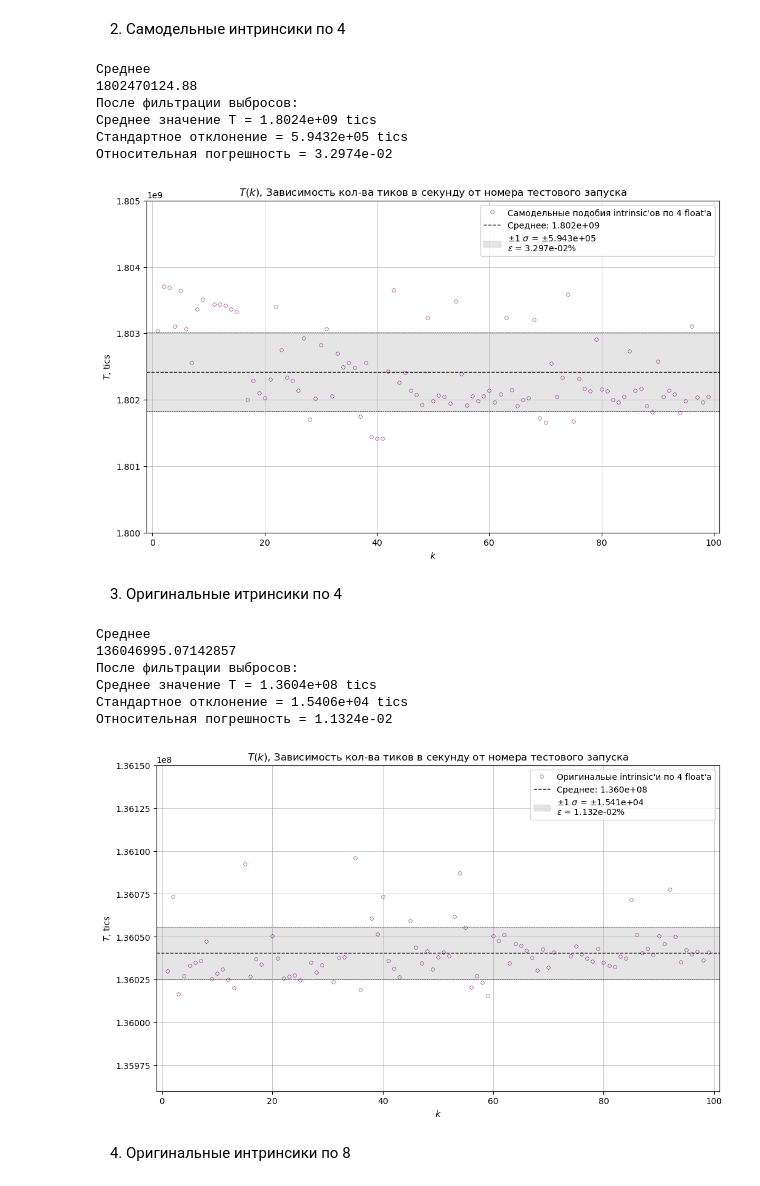
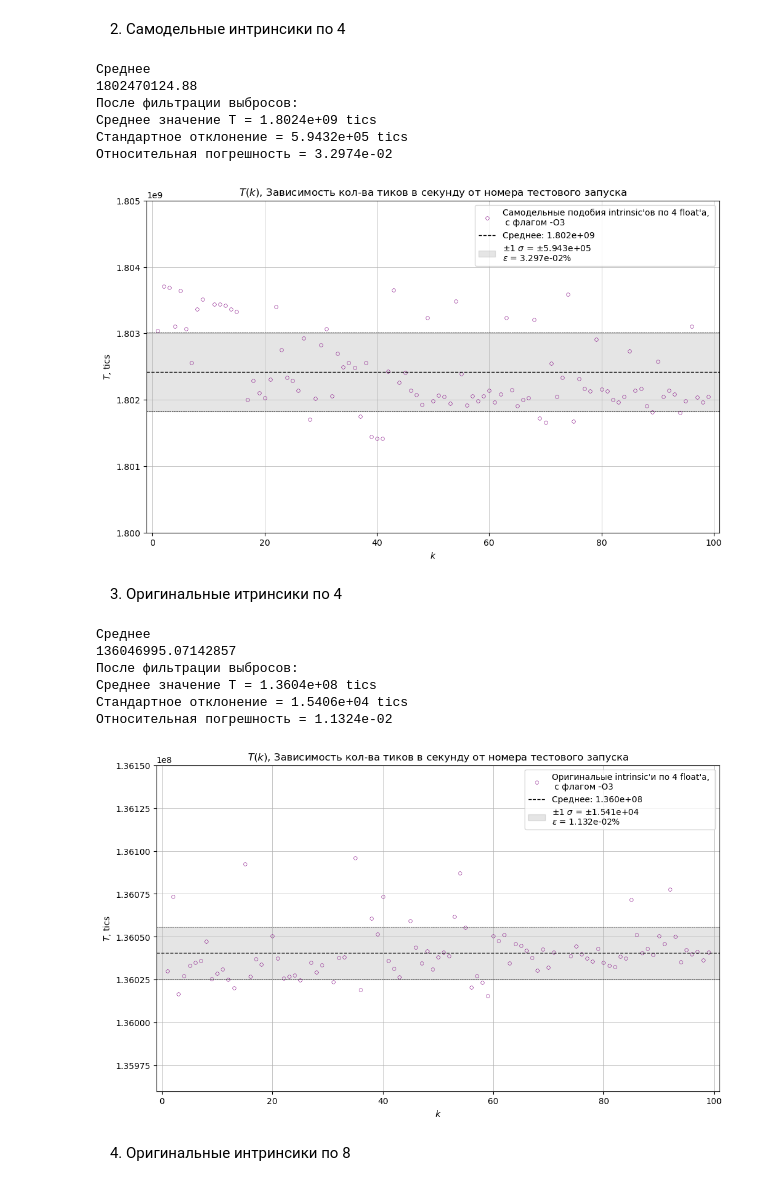
Before and after one commit to kand1bober/Mandelbrot, a Jupyter notebook: lab.ipynb, the cells around one changed output. Drawn from its saved outputs; the diff is of its cells as text; code cells hidden in the pictures.

```diff
--- a/lab.ipynb
+++ b/lab.ipynb
@@ -357,7 +356,7 @@ print(f"Относительная погрешность = { rel_y2_filtered:.4
 plot_2 = plt.figure(figsize=(12, 7))
 
 plt.plot(x2_filtered, y2_filtered, marker='o', markerfacecolor='none', markeredgecolor='purple', markeredgewidth=0.4, linestyle='', markersize=4,
-         label='Самодельные подобия intrinsic\'ов по 4 float\'a' )
+         label='Самодельные подобия intrinsic\'ов по 4 float\'a, \n с флагом -O3' )
 
 z_2 = np.polyfit(x2_filtered, y2_filtered, deg=1)
 polynom_2 = np.poly1d(z_2)
@@ -365,34 +364,34 @@ polynom_2 = np.poly1d(z_2)
 
 plt.axhline(mean_y2_filtered, color='black', linestyle='--', linewidth=1,
             label=f'Среднее: {mean_y2_filtered:.3e}')
 plt.axhline(mean_y2_filtered + std_y2_filtered, color='black', linestyle='--', linewidth=0.5)
 plt.axhline(mean_y2_filtered - std_y2_filtered, color='black', linestyle='--', linewidth=0.5)
 
 plt.fill_between([-1,101],
                  mean_y2_filtered - std_y2_filtered,
                  mean_y2_filtered + std_y2_filtered,
                  color='gray', alpha=0.2,
                  label=f'±1 $\\sigma$ = ±{std_y2_filtered:.3e}\n'
                  f'$\\epsilon$ = {rel_y2_filtered:.3e}%')
 
 plt.grid(True, linestyle='-', linewidth=0.5)
 plt.title("$T(k)$, Зависимость кол-ва тиков в секунду от номера тестового запуска")
 plt.ylabel("$T$, tics")
 plt.xlabel("$k$")
 plt.xlim(-1, 101)
 plt.ylim(1.80e9, 1.8050e9)
 
 plt.legend()
 plt.savefig("graphs/2.png")
 plt.show()
 # %% [output]
 Среднее
 1802470124.88
 После фильтрации выбросов:
 Среднее значение T = 1.8024e+09 tics
 Стандартное отклонение = 5.9432e+05 tics
 Относительная погрешность = 3.2974e-02
-[figure, old version]
+[figure, new version]
 # %% [markdown]
 3. Оригинальные итринсики по 4
 # %%
@@ -450,7 +449,7 @@ print(f"Относительная погрешность = { rel_y3_filtered:.4
 plot_3 = plt.figure(figsize=(12, 7))
 
 plt.plot(x3_filtered, y3_filtered, marker='o', markerfacecolor='none', markeredgecolor='purple', markeredgewidth=0.4, linestyle='', markersize=4,
-         label='Оригинальые intrinsic\'и по 4 float\'a' )
+         label='Оригинальые intrinsic\'и по 4 float\'a, \n с флагом -O3' )
 
 z_3 = np.polyfit(x3_filtered, y3_filtered, deg=1)
 polynom_3 = np.poly1d(z_3)
@@ -485,7 +484,7 @@ plt.show()
 Среднее значение T = 1.3604e+08 tics
 Стандартное отклонение = 1.5406e+04 tics
 Относительная погрешность = 1.1324e-02
-[figure, old version]
+[figure, new version]
 # %% [markdown]
 4. Оригинальные интринсики по 8
 # %%
```
Also changed, not shown: parts of 4 cells of this notebook, 6 other files.
